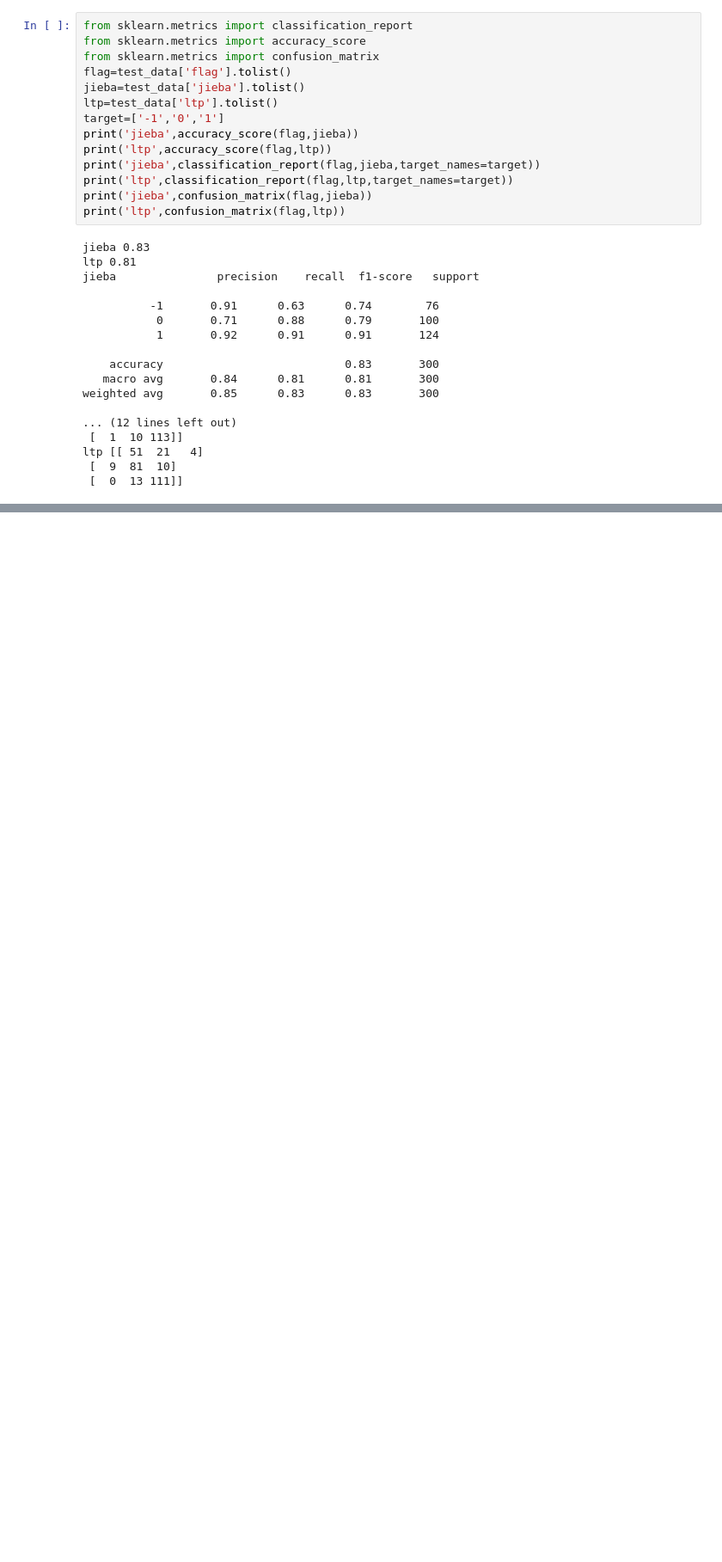
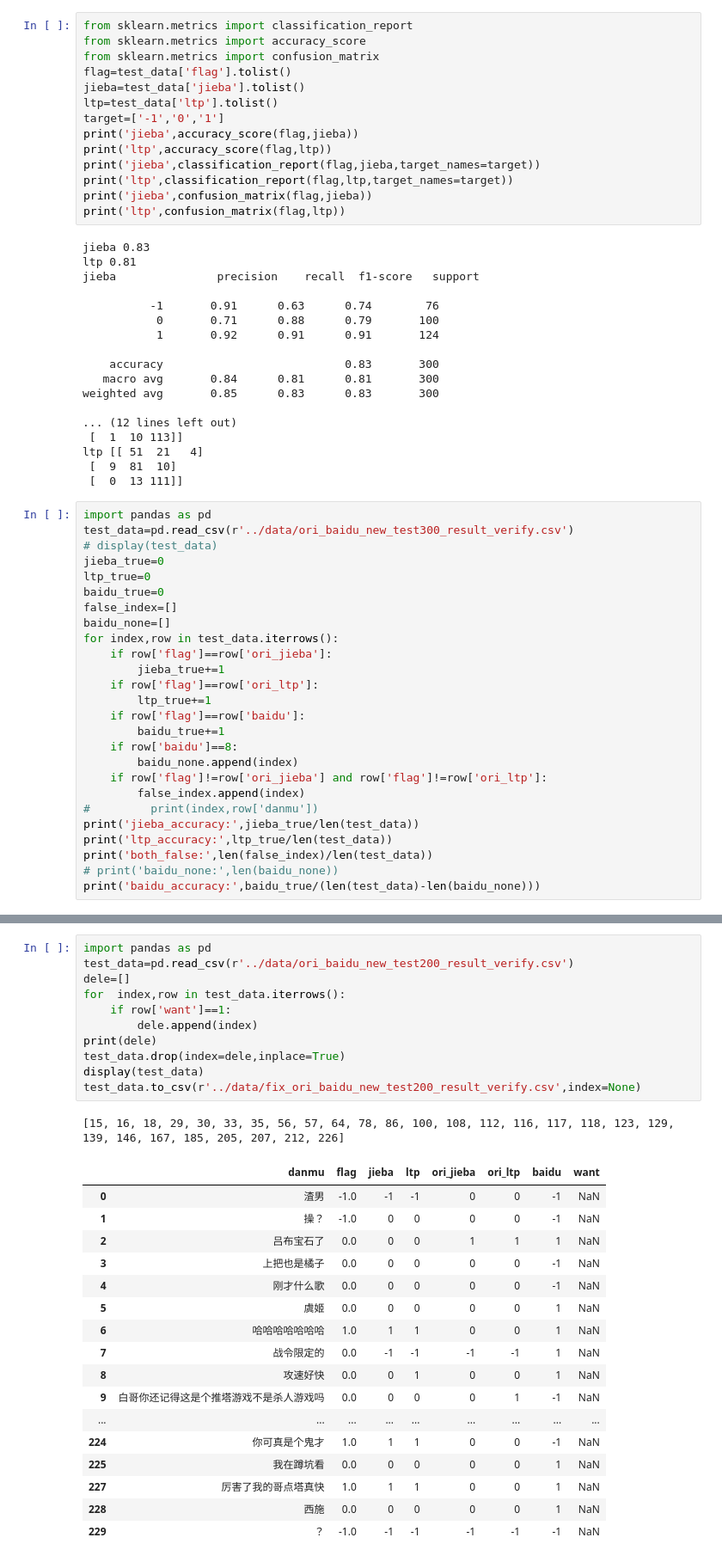
Before and after one commit to zhou-xingxing/graduate_work, a Jupyter notebook: notebook/准确率测试.ipynb, the cells around one changed output, grey strips where cells are left out. Shown at 86% size. Cells and saved outputs as stored; diff of their text form; blank space fills up the shorter version.

```diff
--- a/notebook/准确率测试.ipynb
+++ b/notebook/准确率测试.ipynb
@@ -289,3 +290,29 @@ weighted avg       0.85      0.83      0.83       300
 ltp [[ 51  21   4]
  [  9  81  10]
  [  0  13 111]]
+# %%
+import pandas as pd
+test_data=pd.read_csv(r'../data/ori_baidu_new_test300_result_verify.csv')
+# display(test_data)
+jieba_true=0
+ltp_true=0
+baidu_true=0
+false_index=[]
+baidu_none=[]
+for index,row in test_data.iterrows():
+    if row['flag']==row['ori_jieba']:
+        jieba_true+=1
+    if row['flag']==row['ori_ltp']:
+        ltp_true+=1
+    if row['flag']==row['baidu']:
+        baidu_true+=1
+    if row['baidu']==8:
+        baidu_none.append(index)
+    if row['flag']!=row['ori_jieba'] and row['flag']!=row['ori_ltp']:
+        false_index.append(index)
+#         print(index,row['danmu'])
+print('jieba_accuracy:',jieba_true/len(test_data))
+print('ltp_accuracy:',ltp_true/len(test_data))
+print('both_false:',len(false_index)/len(test_data))
+# print('baidu_none:',len(baidu_none))
+print('baidu_accuracy:',baidu_true/(len(test_data)-len(baidu_none)))
@@ -291,0 +407,30 @@ ltp [[ 51  21   4]
+# %%
+import pandas as pd
+test_data=pd.read_csv(r'../data/ori_baidu_new_test200_result_verify.csv')
+dele=[]
+for  index,row in test_data.iterrows():
+    if row['want']==1:
+        dele.append(index)
+print(dele)
+test_data.drop(index=dele,inplace=True)
+display(test_data)
+test_data.to_csv(r'../data/fix_ori_baidu_new_test200_result_verify.csv',index=None)
+# %% [output]
+[15, 16, 18, 29, 30, 33, 35, 56, 57, 64, 78, 86, 100, 108, 112, 116, 117, 118, 123, 129, 139, 146, 167, 185, 205, 207, 212, 226]
+|  | danmu | flag | jieba | ltp | ori_jieba | ori_ltp | baidu | want |
+| 0 | 渣男 | -1.0 | -1 | -1 | 0 | 0 | -1 | NaN |
+| 1 | 操？ | -1.0 | 0 | 0 | 0 | 0 | -1 | NaN |
+| 2 | 吕布宝石了 | 0.0 | 0 | 0 | 1 | 1 | 1 | NaN |
+| 3 | 上把也是橘子 | 0.0 | 0 | 0 | 0 | 0 | -1 | NaN |
+| 4 | 刚才什么歌 | 0.0 | 0 | 0 | 0 | 0 | -1 | NaN |
+| 5 | 虞姬 | 0.0 | 0 | 0 | 0 | 0 | 1 | NaN |
+| 6 | 哈哈哈哈哈哈哈 | 1.0 | 1 | 1 | 0 | 0 | 1 | NaN |
+| 7 | 战令限定的 | 0.0 | -1 | -1 | -1 | -1 | 1 | NaN |
+| 8 | 攻速好快 | 0.0 | 0 | 1 | 0 | 0 | 1 | NaN |
+| 9 | 白哥你还记得这是个推塔游戏不是杀人游戏吗 | 0.0 | 0 | 0 | 0 | 1 | -1 | NaN |
+| ... | ... | ... | ... | ... | ... | ... | ... | ... |
+| 224 | 你可真是个鬼才 | 1.0 | 1 | 1 | 0 | 0 | -1 | NaN |
+| 225 | 我在蹲坑看 | 0.0 | 0 | 0 | 0 | 0 | 1 | NaN |
+| 227 | 厉害了我的哥点塔真快 | 1.0 | 1 | 1 | 0 | 0 | 1 | NaN |
+| 228 | 西施 | 0.0 | 0 | 0 | 0 | 0 | 1 | NaN |
+| 229 | ？ | -1.0 | -1 | -1 | -1 | -1 | -1 | NaN |
```
Also changed, not shown: parts of 9 cells of this notebook, 15 other files.
